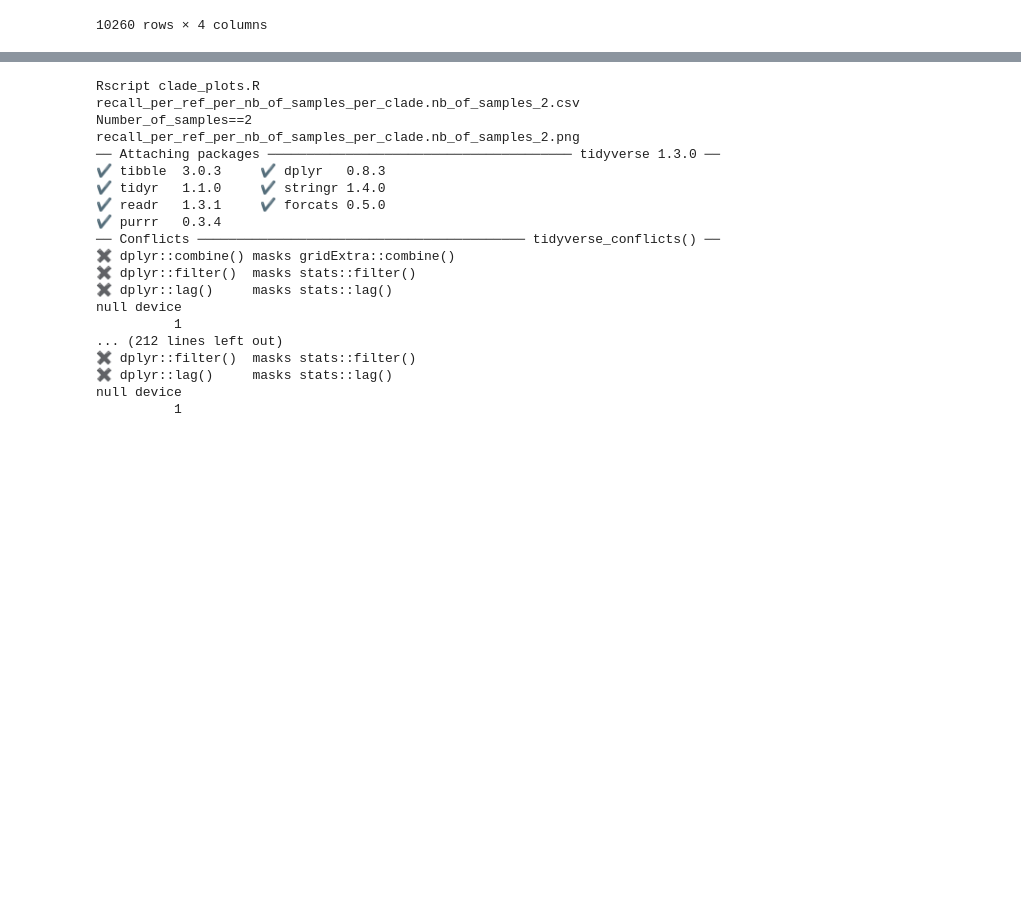
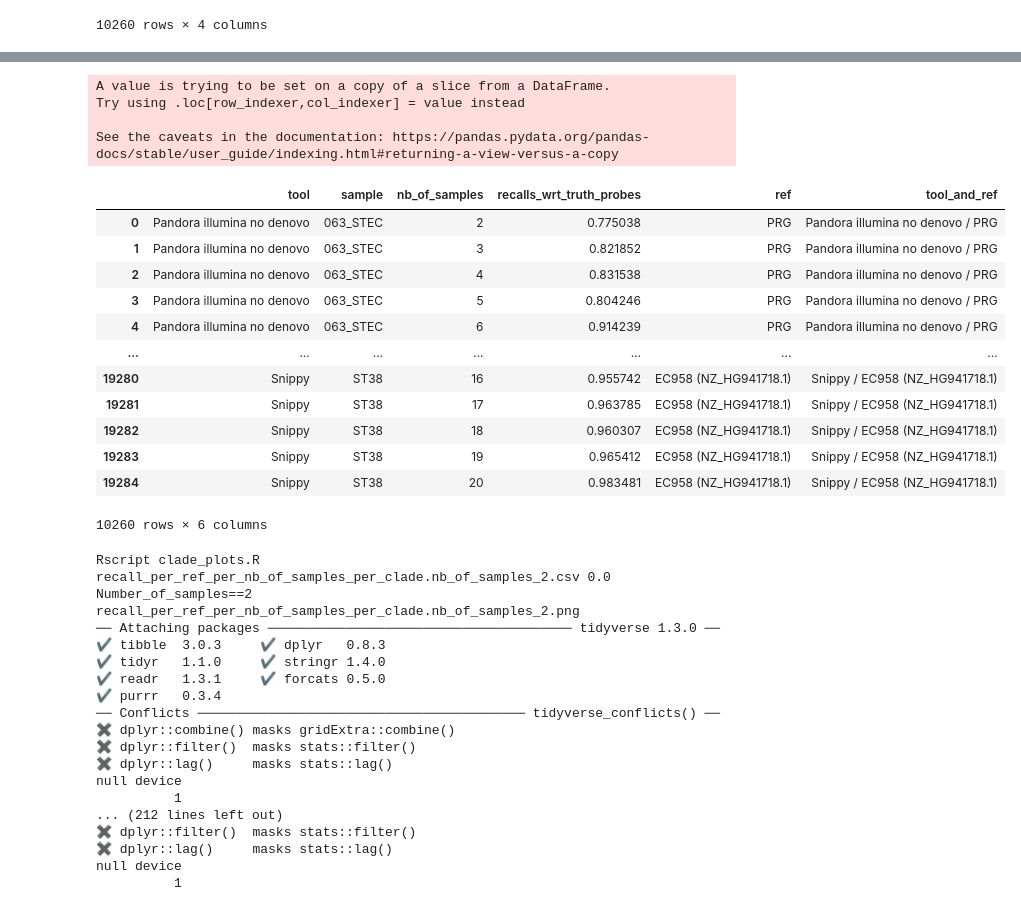
Before and after one commit to leoisl/pandora_paper_roc, a Jupyter notebook: eda/recall_per_ref_per_nb_of_samples_per_clade/recall_per_ref_per_nb_of_samples_per_clade.ipynb, the cells around one changed output, grey strips where cells are left out. Saved outputs shown, nothing was run; the diff lists cells and outputs as text; code cells hidden in the pictures; blank space fills up the shorter version.

Commit message:
Updating the per ref per clade plots

```diff
--- a/eda/recall_per_ref_per_nb_of_samples_per_clade/recall_per_ref_per_nb_of_samples_per_clade.ipynb
+++ b/eda/recall_per_ref_per_nb_of_samples_per_clade/recall_per_ref_per_nb_of_samples_per_clade.ipynb
@@ -105,25 +113,0 @@ See the caveats in the documentation: https://pandas.pydata.org/pandas-docs/stab
-# %%
-# fix some ref names, because snippy script replace non-ACGT chars to U, even in ref name
-
-def fix_ref_name(ref):
-    if ref=="CN928163.2":
-        return "CU928163.2"
-    if ref=="NZ_LN995446.1":
-        return "NZ_LM995446.1"
-    if ref=="NZ_NG941718.1":
-        return "NZ_HG941718.1"
-    return ref
-
-
-def fix_tool_and_ref_name(tool_and_ref):
-    if tool_and_ref.endswith("CN928163.2"):
-        return tool_and_ref.replace("CN928163.2", "CU928163.2")
-    if tool_and_ref.endswith("NZ_LN995446.1"):
-        return tool_and_ref.replace("NZ_LN995446.1", "NZ_LM995446.1")
-    if tool_and_ref.endswith("NZ_NG941718.1"):
-        return tool_and_ref.replace("NZ_NG941718.1", "NZ_HG941718.1")
-    return tool_and_ref
-
-df["ref"] = df["ref"].apply(fix_ref_name)
-df["tool_and_ref"] = df["tool_and_ref"].apply(fix_tool_and_ref_name)
-df
@@ -144 +170,27 @@ df
+# %%
+# add tool_and_ref column
+def get_tool_and_ref(df):
+    return f"{df['tool']} / {df['ref']}"
+
+
+df["tool_and_ref"] = df.apply(get_tool_and_ref, axis=1)
+df
+# %% [output]
+A value is trying to be set on a copy of a slice from a DataFrame.
+Try using .loc[row_indexer,col_indexer] = value instead
+
+See the caveats in the documentation: https://pandas.pydata.org/pandas-docs/stable/user_guide/indexing.html#returning-a-view-versus-a-copy
+|  | tool | sample | nb_of_samples | recalls_wrt_truth_probes | ref | tool_and_ref |
+| 0 | Pandora illumina no denovo | 063_STEC | 2 | 0.775038 | PRG | Pandora illumina no denovo / PRG |
+| 1 | Pandora illumina no denovo | 063_STEC | 3 | 0.821852 | PRG | Pandora illumina no denovo / PRG |
+| 2 | Pandora illumina no denovo | 063_STEC | 4 | 0.831538 | PRG | Pandora illumina no denovo / PRG |
+| 3 | Pandora illumina no denovo | 063_STEC | 5 | 0.804246 | PRG | Pandora illumina no denovo / PRG |
+| 4 | Pandora illumina no denovo | 063_STEC | 6 | 0.914239 | PRG | Pandora illumina no denovo / PRG |
+| ... | ... | ... | ... | ... | ... | ... |
+| 19280 | Snippy | ST38 | 16 | 0.955742 | EC958 (NZ_HG941718.1) | Snippy / EC958 (NZ_HG941718.1) |
+| 19281 | Snippy | ST38 | 17 | 0.963785 | EC958 (NZ_HG941718.1) | Snippy / EC958 (NZ_HG941718.1) |
+| 19282 | Snippy | ST38 | 18 | 0.960307 | EC958 (NZ_HG941718.1) | Snippy / EC958 (NZ_HG941718.1) |
+| 19283 | Snippy | ST38 | 19 | 0.965412 | EC958 (NZ_HG941718.1) | Snippy / EC958 (NZ_HG941718.1) |
+| 19284 | Snippy | ST38 | 20 | 0.983481 | EC958 (NZ_HG941718.1) | Snippy / EC958 (NZ_HG941718.1) |
+10260 rows × 6 columns
 # %%
@@ -146,12 +199,13 @@ for nb_of_samples in df["nb_of_samples"].unique():
     restricted_df = df[df.nb_of_samples == nb_of_samples]
     restricted_df.to_csv(f"recall_per_ref_per_nb_of_samples_per_clade.nb_of_samples_{nb_of_samples}.csv", index=False)
 # %%
+# call R to generate the several plots
 for nb_of_samples in df["nb_of_samples"].unique():
-    args = f"recall_per_ref_per_nb_of_samples_per_clade.nb_of_samples_{nb_of_samples}.csv Number_of_samples=={nb_of_samples} recall_per_ref_per_nb_of_samples_per_clade.nb_of_samples_{nb_of_samples}.png"
+    args = f"recall_per_ref_per_nb_of_samples_per_clade.nb_of_samples_{nb_of_samples}.csv 0.0 Number_of_samples=={nb_of_samples} recall_per_ref_per_nb_of_samples_per_clade.nb_of_samples_{nb_of_samples}.png"
     print(f"Rscript clade_plots.R {args}")
     !Rscript clade_plots.R {args}
 # %% [output]
-Rscript clade_plots.R recall_per_ref_per_nb_of_samples_per_clade.nb_of_samples_2.csv Number_of_samples==2 recall_per_ref_per_nb_of_samples_per_clade.nb_of_samples_2.png
+Rscript clade_plots.R recall_per_ref_per_nb_of_samples_per_clade.nb_of_samples_2.csv 0.0 Number_of_samples==2 recall_per_ref_per_nb_of_samples_per_clade.nb_of_samples_2.png
 ── Attaching packages ─────────────────────────────────────── tidyverse 1.3.0 ──
 ✔ tibble  3.0.3     ✔ dplyr   0.8.3
 ✔ tidyr   1.1.0     ✔ stringr 1.4.0
```
Also changed, not shown: parts of 6 cells of this notebook, 5 other files.
